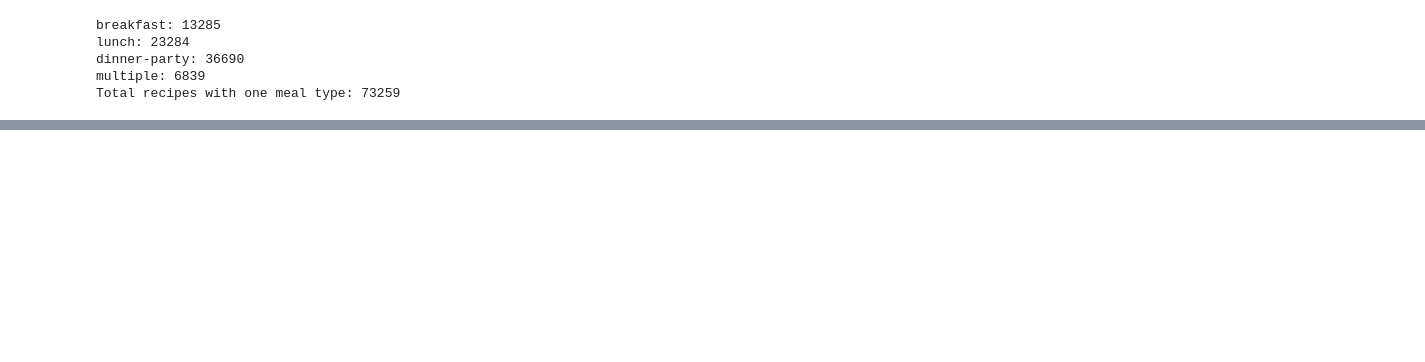
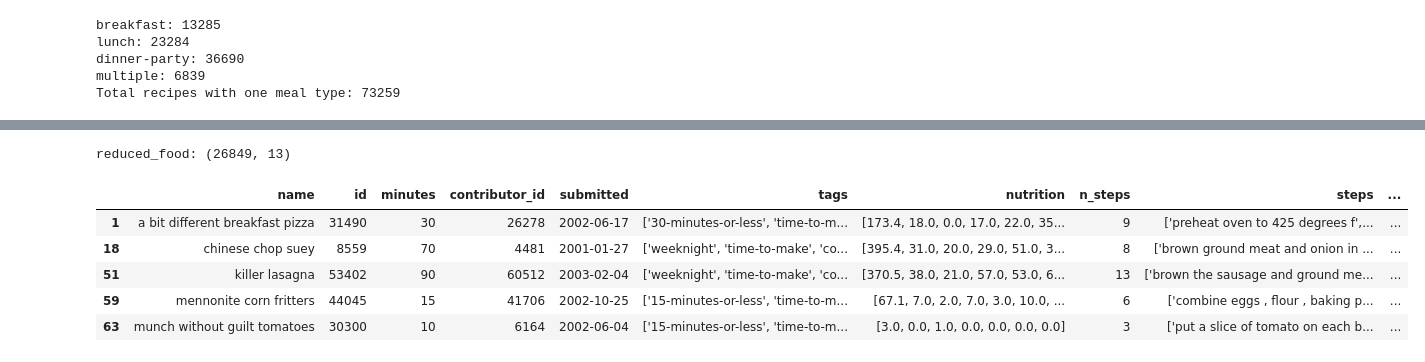
Before and after one commit to alyssahondrade/Project1, a Jupyter notebook: recipes_exploration.ipynb, the cells around one changed output, grey strips where cells are left out. Saved outputs shown, nothing was run; the diff lists cells and outputs as text; code cells hidden in the pictures; blank space fills up the shorter version.

Commit message:
removed recipes with no or more than one cuisine

```diff
--- a/recipes_exploration.ipynb
+++ b/recipes_exploration.ipynb
@@ -473,0 +538,15 @@ reduced_food.head()
+# %%
+# Convert Spoonacular supported cuisines to a list
+input_string = input("List to pass: ")
+
+spoonacular_cuisines = input_string.split(' ')
+spoonacular_cuisines = [word.lower() for word in spoonacular_cuisines]
+spoonacular_cuisines # DOES NOT ACCOUNT FOR DOUBLE WORD.
+
+# List comprehension to remove double words
+double_words = ['eastern', 'european', 'latin', 'american', 'middle']
+[spoonacular_cuisines.remove(word) for word in double_words]
+
+# Return the two-word cuisines
+spoonacular_cuisines += ['eastern european', 'latin american', 'middle eastern']
+spoonacular_cuisines = sorted(spoonacular_cuisines)
@@ -473,0 +555,5 @@ reduced_food.head()
+# %%
+# Check the tags for spoonacular cuisines
+cuisine_match = tag_check(spoonacular_cuisines)[0]
+print(f'Spoonacular Cuisines: {len(spoonacular_cuisines)}, {spoonacular_cuisines}\n')
+print(f'Matched cuisines: {len(cuisine_match)}, {cuisine_match}')
@@ -473,0 +564,14 @@ reduced_food.head()
+# %%
+# Get a count of each cuisine
+cuisine_dict = parse_tags(cuisine_match, reduced_food, 'id')
+
+# Get the list of all recipes with one meal type
+combined_cuisines = []
+for key in cuisine_dict:
+    print(f"{key}: {cuisine_dict[key]['count']}")
+    if (key != 'multiple'):
+        combined_cuisines.append(cuisine_dict[key]['index_list'])
+
+# Flatten combined_meals to get a list of unique recipes with one meal type
+flat_cuisine = list(set([index for cuisine_list in combined_cuisines for index in cuisine_list]))
+print(f'Total recipes with one cuisine type: {len(flat_cuisine)}')
@@ -473,0 +596,13 @@ reduced_food.head()
+# %%
+# Reduce the dataset to contain recipes with only one cuisine
+reduced_food = reduced_food.loc[reduced_food['id'].isin(flat_cuisine)].copy()
+print(f'reduced_food: {reduced_food.shape}')
+reduced_food.head()
+# %% [output]
+reduced_food: (26849, 13)
+|  | name | id | minutes | contributor_id | submitted | tags | nutrition | n_steps | steps | ... |
+| 1 | a bit different breakfast pizza | 31490 | 30 | 26278 | 2002-06-17 | ['30-minutes-or-less', 'time-to-m... | [173.4, 18.0, 0.0, 17.0, 22.0, 35... | 9 | ['preheat oven to 425 degrees f',... | ... |
+| 18 | chinese chop suey | 8559 | 70 | 4481 | 2001-01-27 | ['weeknight', 'time-to-make', 'co... | [395.4, 31.0, 20.0, 29.0, 51.0, 3... | 8 | ['brown ground meat and onion in ... | ... |
+| 51 | killer lasagna | 53402 | 90 | 60512 | 2003-02-04 | ['weeknight', 'time-to-make', 'co... | [370.5, 38.0, 21.0, 57.0, 53.0, 6... | 13 | ['brown the sausage and ground me... | ... |
+| 59 | mennonite corn fritters | 44045 | 15 | 41706 | 2002-10-25 | ['15-minutes-or-less', 'time-to-m... | [67.1, 7.0, 2.0, 7.0, 3.0, 10.0, ... | 6 | ['combine eggs , flour , baking p... | ... |
+| 63 | munch without guilt tomatoes | 30300 | 10 | 6164 | 2002-06-04 | ['15-minutes-or-less', 'time-to-m... | [3.0, 0.0, 1.0, 0.0, 0.0, 0.0, 0.0] | 3 | ['put a slice of tomato on each b... | ... |
```
Also changed, not shown: parts of 14 cells of this notebook, 1 other file.
